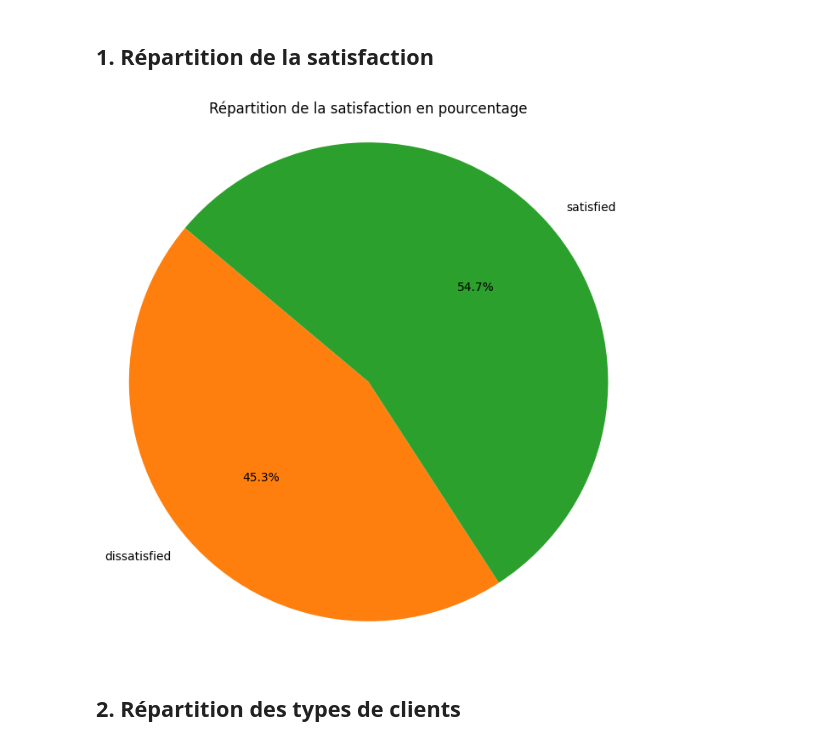
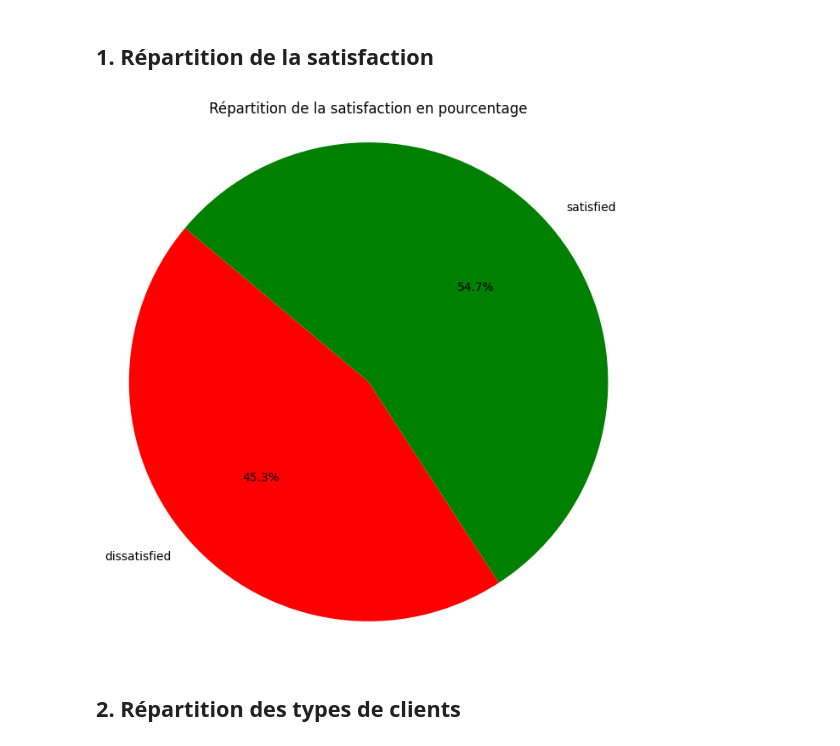
Before and after one commit to Artorius104/HappyFlight, a Jupyter notebook: satisfaction_analysis.ipynb, the cells around one changed output. Drawn from its saved outputs; the diff is of its cells as text; code cells hidden in the pictures.

```diff
--- a/satisfaction_analysis.ipynb
+++ b/satisfaction_analysis.ipynb
@@ -49,26 +49,26 @@ root
 # %%
 # Distribution de la satisfaction
 satisfaction_dist = df.groupBy("satisfaction").count().toPandas()
 
 # Calculer le pourcentage
 total_count = satisfaction_dist['count'].sum()
 satisfaction_dist['percentage'] = (satisfaction_dist['count'] / total_count) * 100
 
 # Affichage
-colors = ['#ff7f0e', '#2ca02c']
+colors = ['red', 'green']
 plt.figure(figsize=(8, 8))
 plt.pie(
     satisfaction_dist['percentage'],
     labels=satisfaction_dist['satisfaction'],
     autopct='%1.1f%%',
     startangle=140,
     colors=colors
 )
 plt.title("Répartition de la satisfaction en pourcentage")
 plt.axis('equal')
 plt.show()
 # %% [output]
-[figure, old version]
+[figure, new version]
 # %% [markdown]
 ## **2. Répartition des types de clients**
 # %%
```
Also changed, not shown: parts of 36 cells of this notebook.
